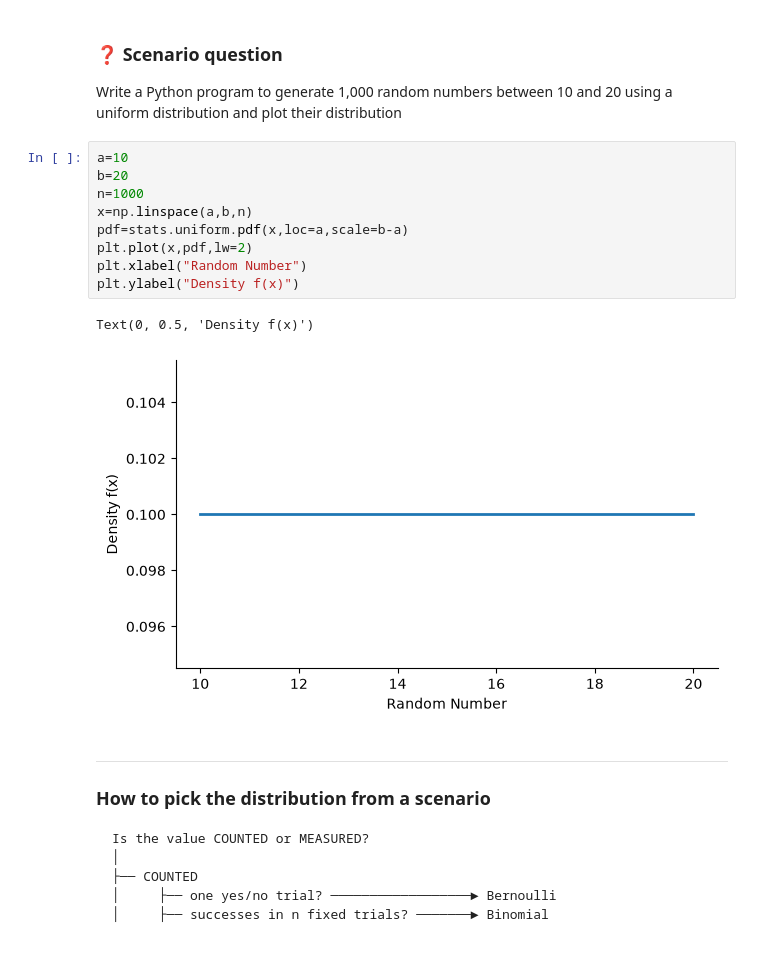
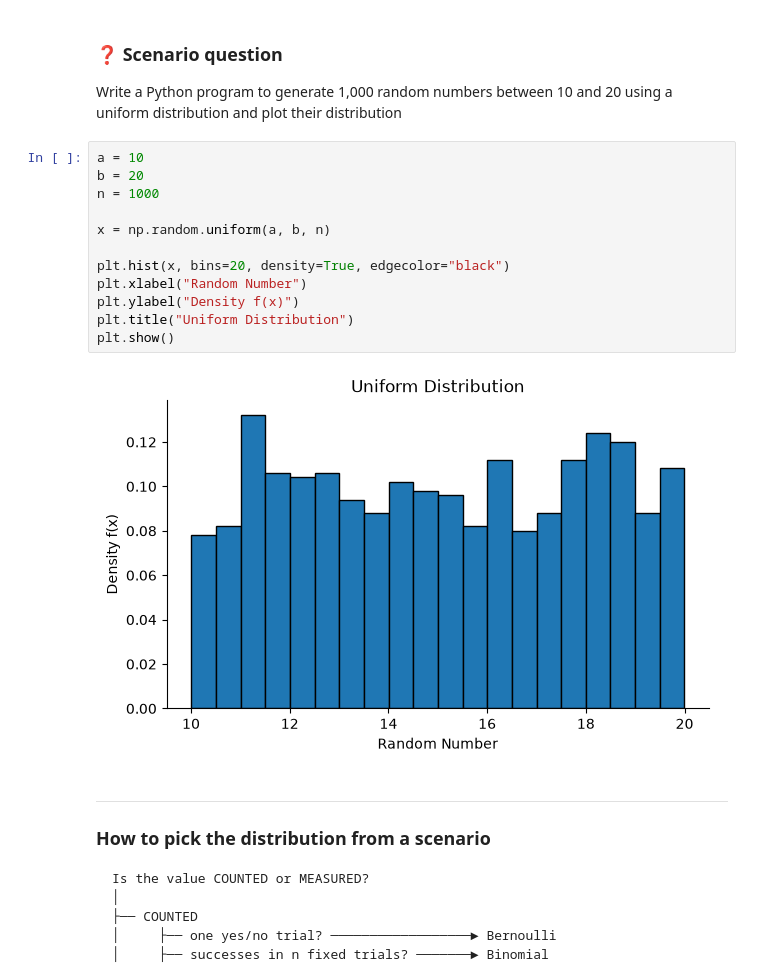
Before and after one commit to mohammedaffankhanbtech25/Data-Science-Lab, a Jupyter notebook: LAB_4b/Lab-4-b.ipynb, the cells around one changed output. Drawn from its saved outputs; the diff is of its cells as text; blank space fills up the shorter version.

```diff
--- a/LAB_4b/Lab-4-b.ipynb
+++ b/LAB_4b/Lab-4-b.ipynb
@@ -314,17 +314,19 @@ $$\text{Mean: } E[X] = \frac{a+b}{2} \qquad \text{Variance: } Var(X) = \frac{(b-
 ### ❓ Scenario question
 Write a Python program to generate 1,000 random numbers between 10 and 20 using a uniform distribution and plot their distribution
 # %%
-a=10
-b=20
-n=1000
-x=np.linspace(a,b,n)
-pdf=stats.uniform.pdf(x,loc=a,scale=b-a)
-plt.plot(x,pdf,lw=2)
+a = 10
+b = 20
+n = 1000
+
+x = np.random.uniform(a, b, n)
+
+plt.hist(x, bins=20, density=True, edgecolor="black")
 plt.xlabel("Random Number")
 plt.ylabel("Density f(x)")
+plt.title("Uniform Distribution")
+plt.show()
 # %% [output]
-Text(0, 0.5, 'Density f(x)')
-[figure, old version]
+[figure, new version]
 # %% [markdown]
 ---
 
```
